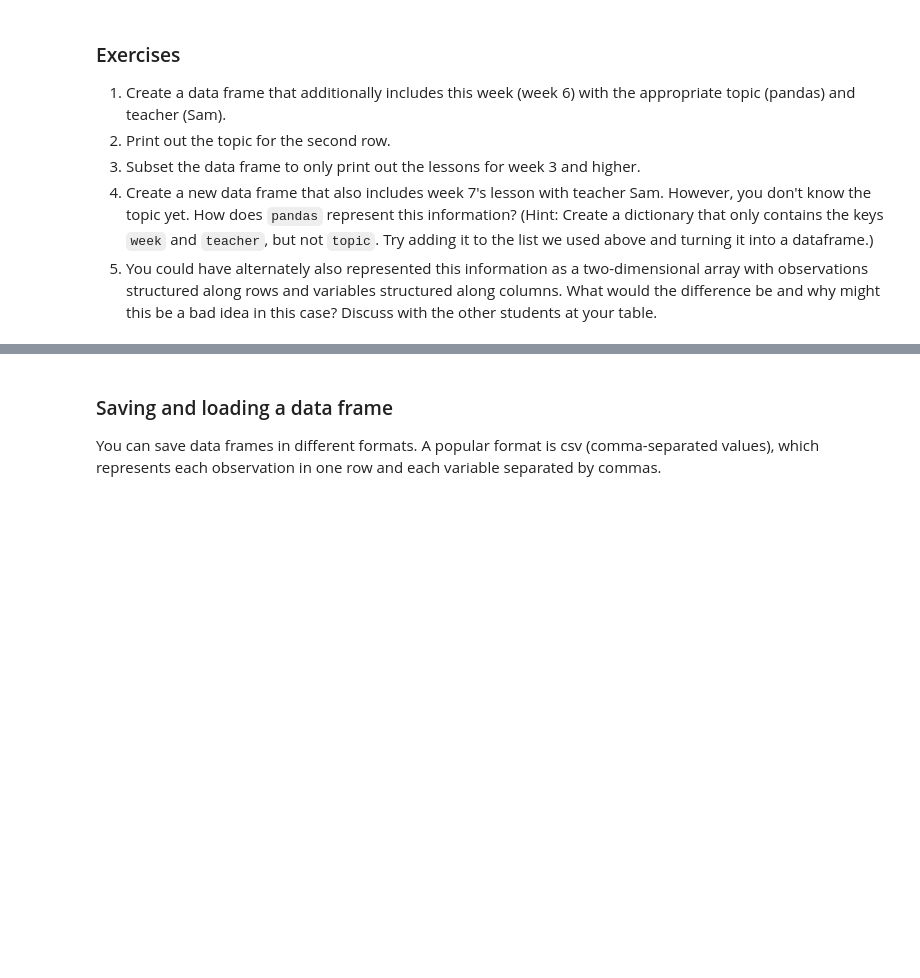
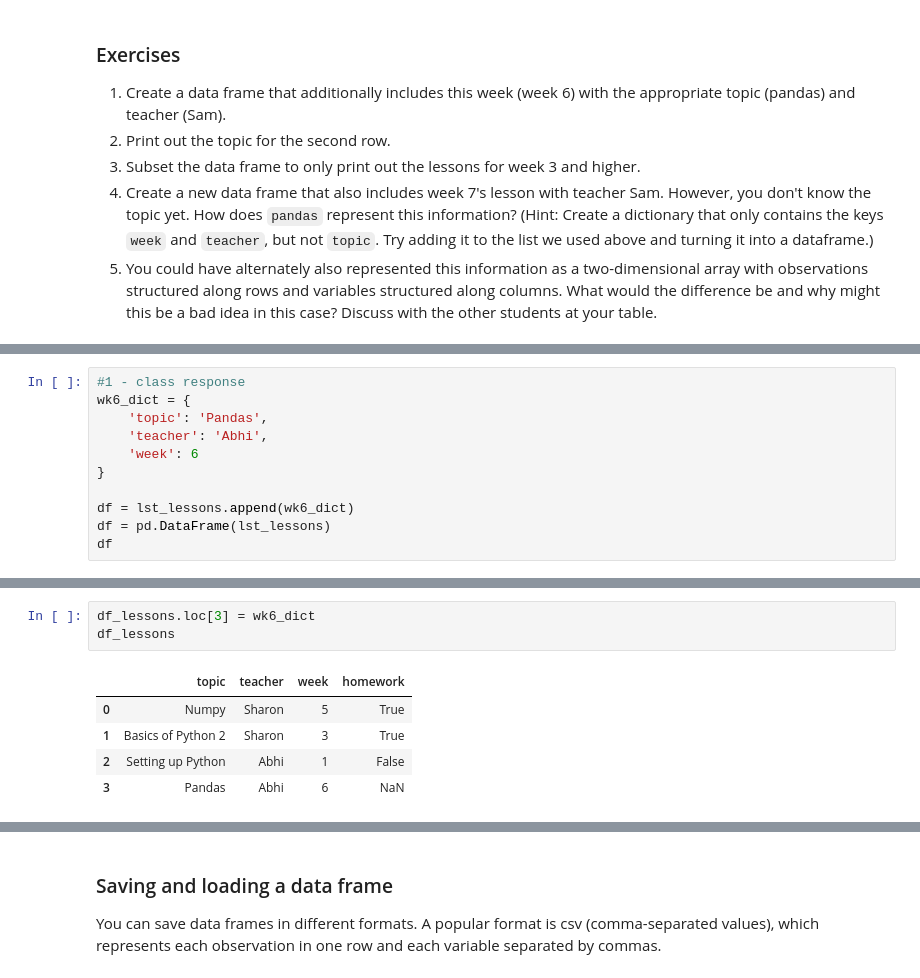
Before and after one commit to jsn2143/intro2python, a Jupyter notebook: Week06_student.ipynb, the cells around one changed output, grey strips where cells are left out. Saved outputs shown, nothing was run; the diff lists cells and outputs as text; blank space fills up the shorter version.

```diff
--- a/Week06_student.ipynb
+++ b/Week06_student.ipynb
@@ -242,0 +444,11 @@ df_lessons
+# %%
+#1 - class response
+wk6_dict = {
+    'topic': 'Pandas',
+    'teacher': 'Abhi',
+    'week': 6
+}
+
+df = lst_lessons.append(wk6_dict)
+df = pd.DataFrame(lst_lessons)
+df
@@ -242,0 +461,9 @@ df_lessons
+# %%
+df_lessons.loc[3] = wk6_dict
+df_lessons
+# %% [output]
+|  | topic | teacher | week | homework |
+| 0 | Numpy | Sharon | 5 | True |
+| 1 | Basics of Python 2 | Sharon | 3 | True |
+| 2 | Setting up Python | Abhi | 1 | False |
+| 3 | Pandas | Abhi | 6 | NaN |
```
Also changed, not shown: parts of 61 cells of this notebook, 1 other file.
